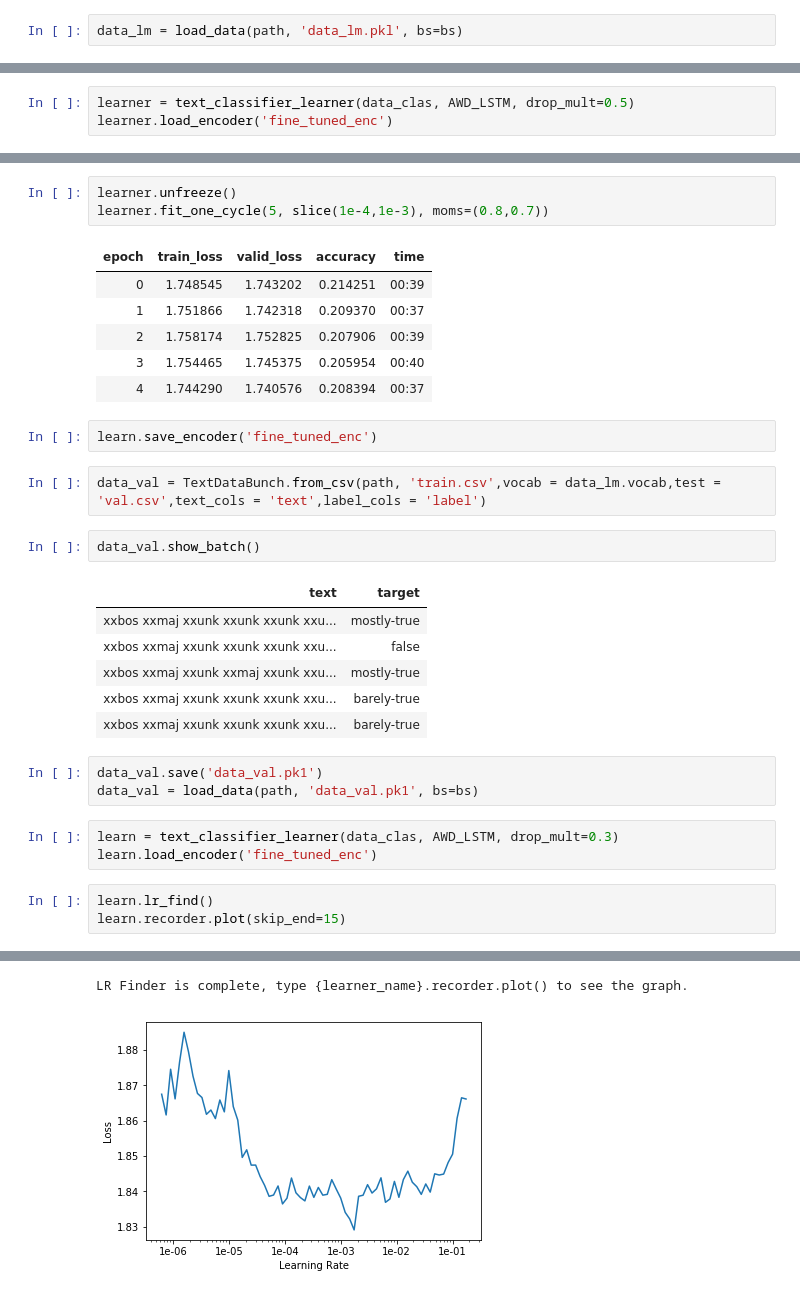
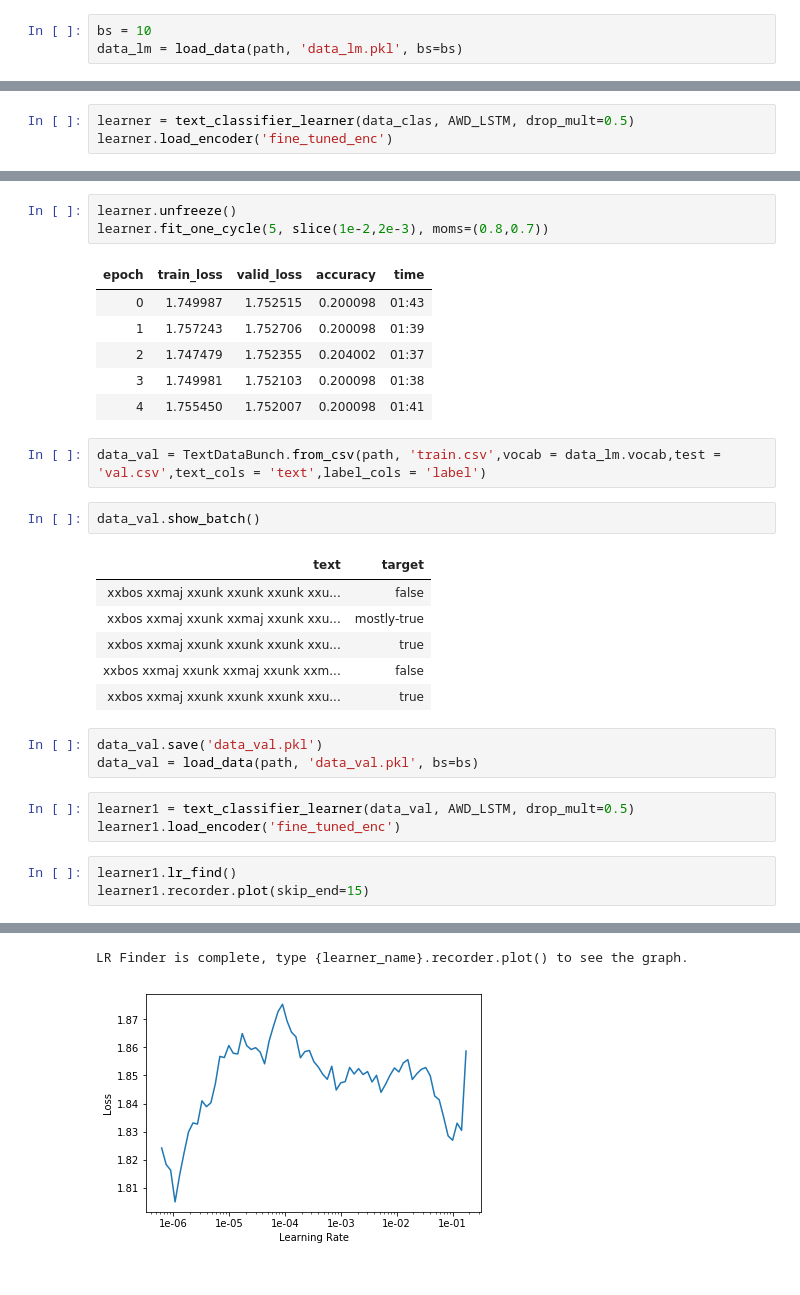
Before and after one commit to atul1234anand/fastai, a Jupyter notebook: 6way.ipynb, the cells around one changed output, grey strips where cells are left out. Drawn from its saved outputs; the diff is of its cells as text.

```diff
--- a/6way.ipynb
+++ b/6way.ipynb
@@ -50,5 +48,6 @@ data_lm = TextLMDataBunch.from_csv(path, 'train.csv')
 # %%
 data_lm.save('data_lm.pkl')
 # %%
+bs = 10
 data_lm = load_data(path, 'data_lm.pkl', bs=bs)
 # %%
@@ -171,37 +134,35 @@ learner.fit_one_cycle(1, slice(1e-4,1e-3), moms=(0.8,0.7))
 # %%
 learner.unfreeze()
-learner.fit_one_cycle(5, slice(1e-4,1e-3), moms=(0.8,0.7))
+learner.fit_one_cycle(5, slice(1e-2,2e-3), moms=(0.8,0.7))
 # %% [output]
 | epoch | train_loss | valid_loss | accuracy | time |
-| 0 | 1.748545 | 1.743202 | 0.214251 | 00:39 |
-| 1 | 1.751866 | 1.742318 | 0.209370 | 00:37 |
-| 2 | 1.758174 | 1.752825 | 0.207906 | 00:39 |
-| 3 | 1.754465 | 1.745375 | 0.205954 | 00:40 |
-| 4 | 1.744290 | 1.740576 | 0.208394 | 00:37 |
+| 0 | 1.749987 | 1.752515 | 0.200098 | 01:43 |
+| 1 | 1.757243 | 1.752706 | 0.200098 | 01:39 |
+| 2 | 1.747479 | 1.752355 | 0.204002 | 01:37 |
+| 3 | 1.749981 | 1.752103 | 0.200098 | 01:38 |
+| 4 | 1.755450 | 1.752007 | 0.200098 | 01:41 |
-# %%
-learn.save_encoder('fine_tuned_enc')
 # %%
 data_val = TextDataBunch.from_csv(path, 'train.csv',vocab = data_lm.vocab,test = 'val.csv',text_cols = 'text',label_cols = 'label')
 # %%
 data_val.show_batch()
 # %% [output]
 | text | target |
-| xxbos xxmaj xxunk xxunk xxunk xxu... | mostly-true |
 | xxbos xxmaj xxunk xxunk xxunk xxu... | false |
 | xxbos xxmaj xxunk xxmaj xxunk xxu... | mostly-true |
-| xxbos xxmaj xxunk xxunk xxunk xxu... | barely-true |
-| xxbos xxmaj xxunk xxunk xxunk xxu... | barely-true |
+| xxbos xxmaj xxunk xxunk xxunk xxu... | true |
+| xxbos xxmaj xxunk xxmaj xxunk xxm... | false |
+| xxbos xxmaj xxunk xxunk xxunk xxu... | true |
 # %%
-data_val.save('data_val.pk1')
-data_val = load_data(path, 'data_val.pk1', bs=bs)
+data_val.save('data_val.pkl')
+data_val = load_data(path, 'data_val.pkl', bs=bs)
 # %%
-learn = text_classifier_learner(data_clas, AWD_LSTM, drop_mult=0.3)
-learn.load_encoder('fine_tuned_enc')
+learner1 = text_classifier_learner(data_val, AWD_LSTM, drop_mult=0.5)
+learner1.load_encoder('fine_tuned_enc')
 # %%
-learn.lr_find()
-learn.recorder.plot(skip_end=15)
+learner1.lr_find()
+learner1.recorder.plot(skip_end=15)
 # %% [output]
 [interactive output not drawn]
 LR Finder is complete, type {learner_name}.recorder.plot() to see the graph.
-[figure, old version]
+[figure, new version]
 # %%
```
Also changed, not shown: parts of 27 cells of this notebook.
